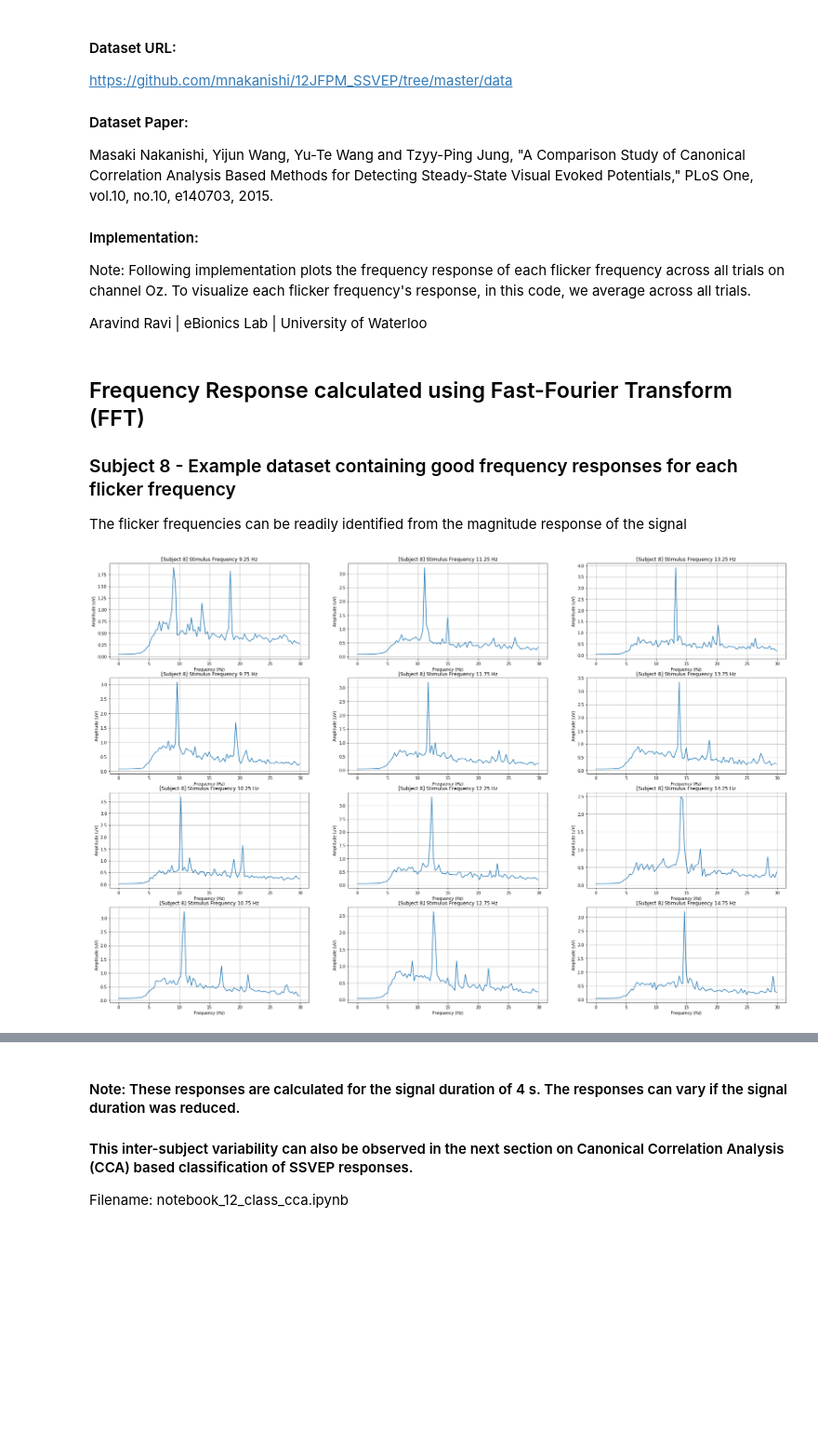
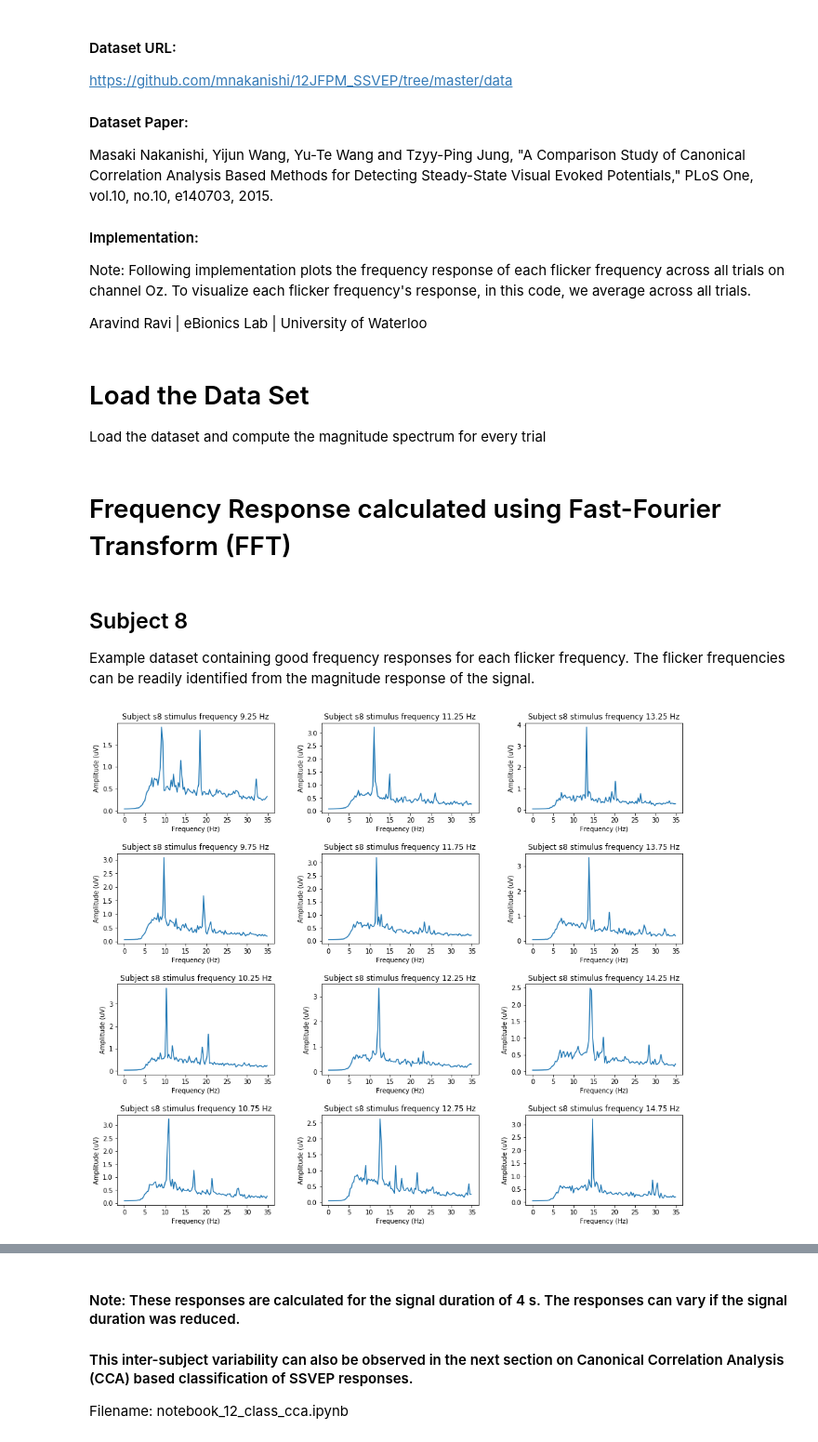
Before and after one commit to aaravindravi/Brain-computer-interfaces, a Jupyter notebook: introduction_ssvep.ipynb, the cells around one changed output, grey strips where cells are left out. Shown at 93% size. Drawn from its saved outputs; the diff is of its cells as text; code cells hidden in the pictures; blank space fills up the shorter version.

```diff
--- a/introduction_ssvep.ipynb
+++ b/introduction_ssvep.ipynb
@@ -169,12 +51,55 @@ def loadDataPlFft(sub,plt_chan,resolution,start_freq,end_freq):
+# %%
+def plot_spectrum(ax, magnitude_spectrum, resolution, num_classes, subject, channel, flicker_freq):
+    for target in range(num_classes):
+        fft_axis = np.arange(magnitude_spectrum.shape[0])*resolution
+        ax[target].plot(fft_axis, np.mean(np.squeeze(magnitude_spectrum[:, channel, target, :, :]),
+                                          axis=1))
+        ax[target].set_xlabel('Frequency (Hz)')
+        ax[target].set_ylabel('Amplitude (uV)')
+        ax[target].set_title(f'Subject {subject} stimulus frequency {flicker_freq[target]} Hz')
+    plt.show()
+# %%
+FFT_PARAMS = {
+    'resolution': 0.2930,
+    'start_frequency': 0.0,
+    'end_frequency': 35.0,
+    'sampling_rate': 256
+}
+magnitude_spectrum = dict()
+window_len = 4
+shift_len = 4
+sample_rate = FFT_PARAMS['sampling_rate']
+flicker_freq = np.array([9.25, 11.25, 13.25, 9.75, 11.75, 13.75,
+                       10.25, 12.25, 14.25, 10.75, 12.75, 14.75])
+# %% [markdown]
+# Load the Data Set
+Load the dataset and compute the magnitude spectrum for every trial
+# %%
+for subject in np.arange(0, 10):
+    dataset = sio.loadmat(f'data/s{subject+1}.mat')
+    eeg = np.array(dataset['eeg'], dtype='float32')
+
+    num_classes = eeg.shape[0]
+    n_ch = eeg.shape[1]
+    total_trial_len = eeg.shape[2]
+    num_trials = eeg.shape[3]
+
+    filtered_data = get_filtered_eeg(eeg, 6, 80, 4, sample_rate)
+    segmented_data = get_segmented_epochs(filtered_data, window_len, shift_len, sample_rate)
+    magnitude_spectrum[f's{subject+1}'] = magnitude_spectrum_features(segmented_data, FFT_PARAMS)
+# %% [markdown]
+# Frequency Response calculated using Fast-Fourier Transform (FFT)
 # %% [markdown]
-## Frequency Response calculated using Fast-Fourier Transform (FFT)
-### Subject 8 - Example dataset containing good frequency responses for each flicker frequency
-The flicker frequencies can be readily identified from the magnitude response of the signal
+## Subject 8
+Example dataset containing good frequency responses for each flicker frequency.
+The flicker frequencies can be readily identified from the magnitude response of the signal.
-# %%
-#Load subject 8 data with the FFT resolution of 0.2930 on channel Oz (7) between 0 Hz and 30 Hz
-subject = 8
-channel = 7
-[fft_axis,features_data] = loadDataPlFft(subject,channel,0.2930,0,30)
-# %% [output]
-[figure, removed]
+# %%
+subject = 's8'
+channel = 7
+fig, axes = plt.subplots(4, 3, figsize=(16, 14), gridspec_kw=dict(hspace=0.45, wspace=0.3))
+axes = axes.reshape(-1)
+plot_spectrum(axes, magnitude_spectrum[subject], FFT_PARAMS['resolution'], num_classes,
+              subject, channel, flicker_freq)
+# %% [output]
+[figure, added]
 # %% [markdown]
```
Also changed, not shown: parts of 7 cells of this notebook, 11 other files.
